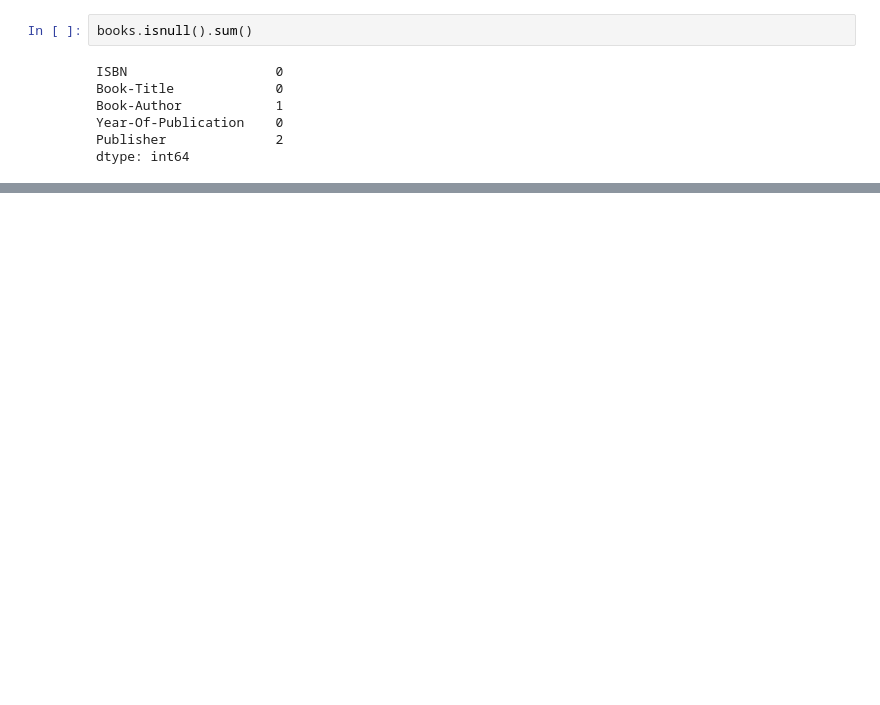
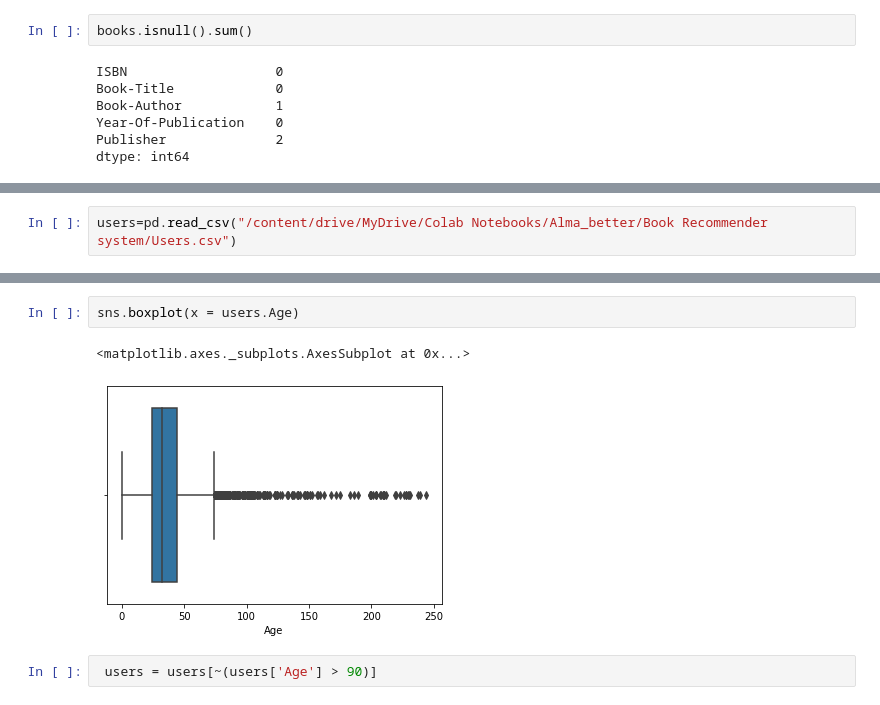
Before and after one commit to GaikwadSandesh/Book_Recommendation_System, a Jupyter notebook: Book_Recommendation_System.ipynb, the cells around one changed output, grey strips where cells are left out. Drawn from its saved outputs; the diff is of its cells as text; blank space fills up the shorter version.

```diff
--- a/Book_Recommendation_System.ipynb
+++ b/Book_Recommendation_System.ipynb
@@ -138,0 +206,2 @@ books.loc[129037,'Publisher '] = 'Simon & Schuster.'
+# %%
+users=pd.read_csv("/content/drive/MyDrive/Colab Notebooks/Alma_better/Book Recommender system/Users.csv")
@@ -138,0 +228,7 @@ books.loc[129037,'Publisher '] = 'Simon & Schuster.'
+# %%
+sns.boxplot(x = users.Age)
+# %% [output]
+<matplotlib.axes._subplots.AxesSubplot at 0x...>
+[figure, added]
+# %%
+ users = users[~(users['Age'] > 90)]
```
Also changed, not shown: parts of 31 cells of this notebook.
